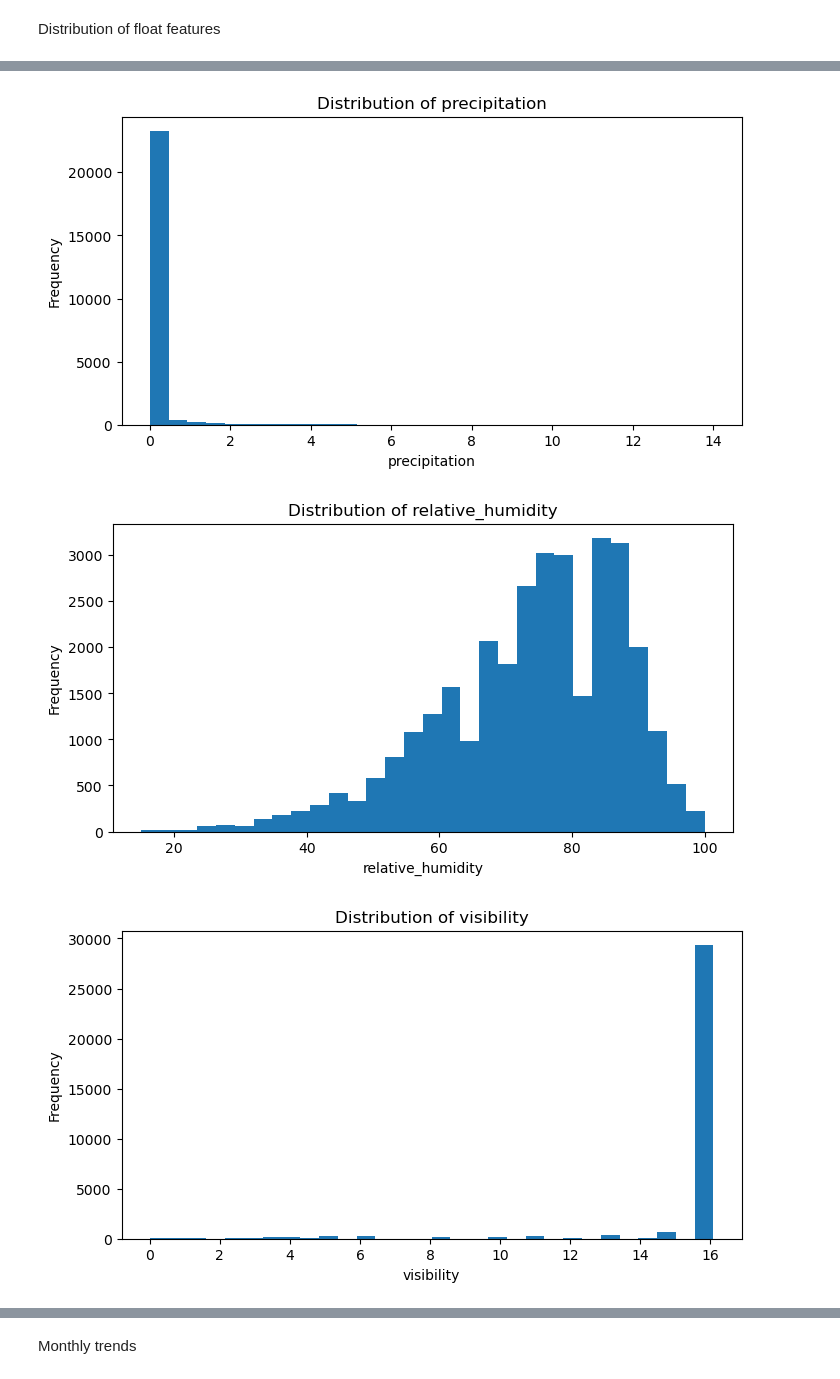
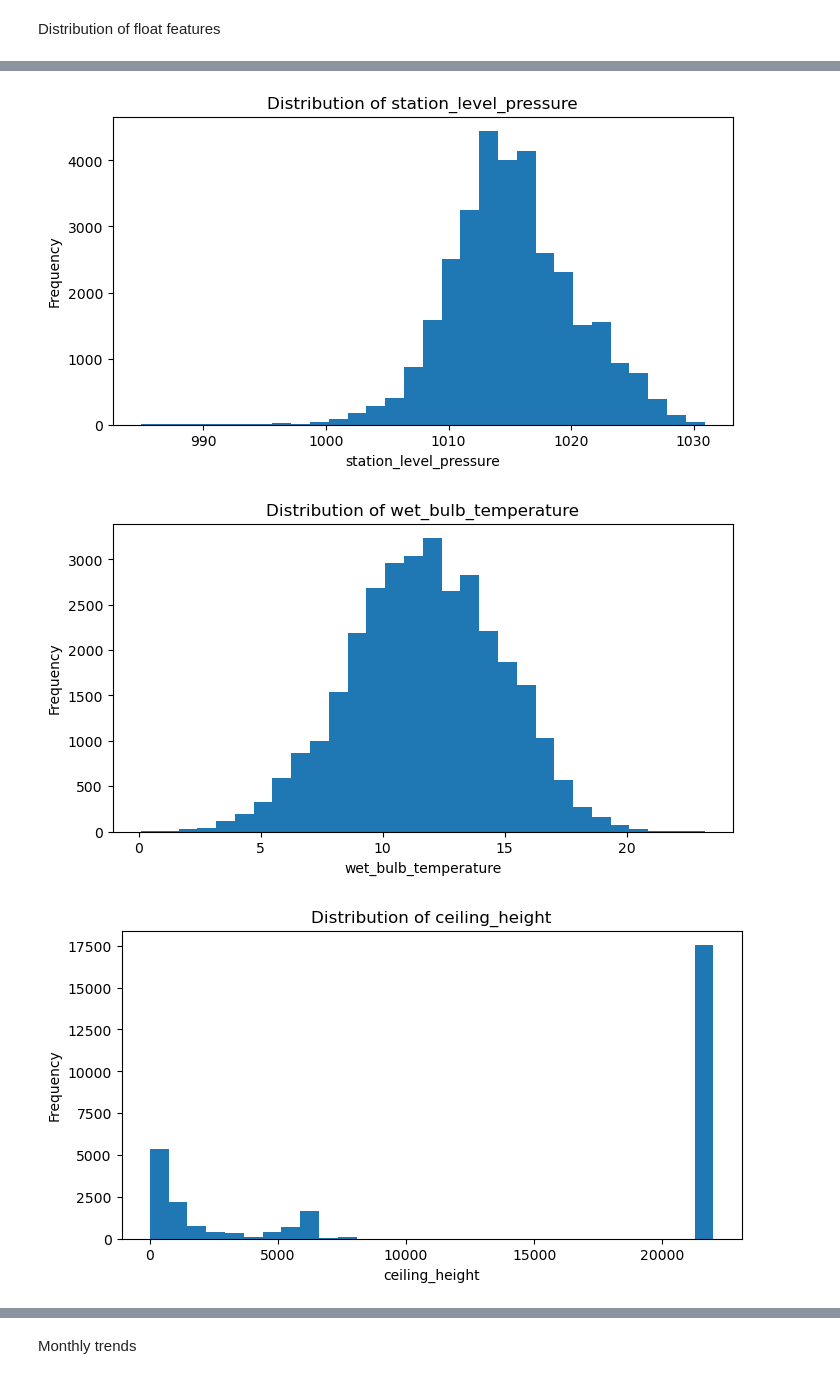
Before and after one commit to UC-Berkeley-I-School/207-Summer26-FinalProject-MLModel, a Jupyter notebook: EDA/SFO_NOAA_EDA_YvonneChook.ipynb, the cells around one changed output, grey strips where cells are left out. Saved outputs shown, nothing was run; the diff lists cells and outputs as text; code cells hidden in the pictures.

```diff
--- a/EDA/SFO_NOAA_EDA_YvonneChook.ipynb
+++ b/EDA/SFO_NOAA_EDA_YvonneChook.ipynb
@@ -32,5 +22,0 @@ plt.show()
-# %%
-#remove cases where temp is null
-NOAA_SFO_df = NOAA_SFO_df.dropna(subset=["temperature"])
-
-NOAA_SFO_df.shape
@@ -138,7 +97,24 @@ display(NOAA_train_df[feature_cols].describe().T)
 # %% [markdown]
 Distribution of float features
 # %%
-for col in feature_cols:
+distribution_plot_columns = [
+    "temperature",
+    "dew_point_temperature",
+    "relative_humidity",
+    "visibility",
+    "wind_speed",
+    "wind_direction",
+    "sea_level_pressure",
+    "station_level_pressure",
+    "wet_bulb_temperature",
+    "ceiling_height",
+    "altimeter",
+    "sky_condition_baseht",
+    "sky_cover_summation_baseht_1",
+    "precipitation"
+]
+
+for col in distribution_plot_columns:
     plt.figure(figsize=(8, 4))
     plt.hist(NOAA_train_df[col].dropna(), bins=30)
     plt.xlabel(col)
@@ -156,3 +132,3 @@ for col in feature_cols:
-[figure, old version]
+[figure, new version]
-[figure, old version]
+[figure, new version]
-[figure, old version]
+[figure, new version]
```
Also changed, not shown: parts of 23 cells of this notebook.
